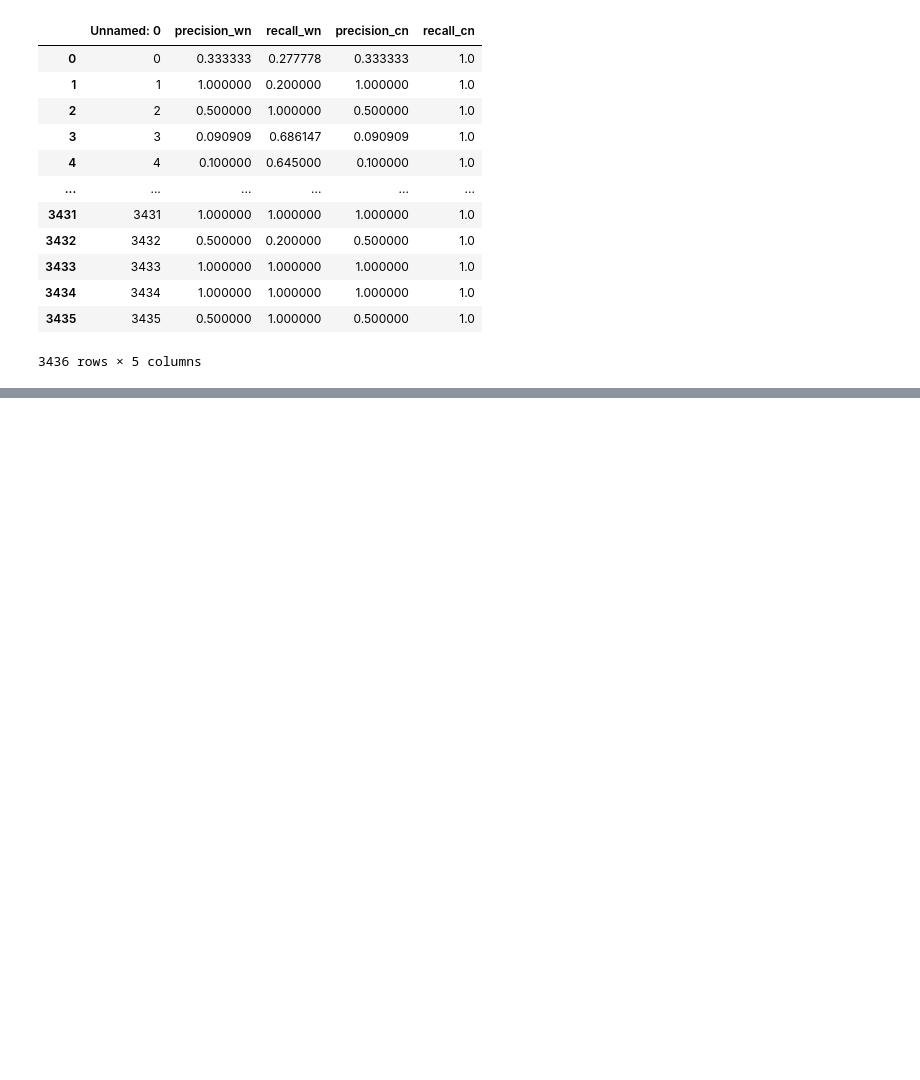
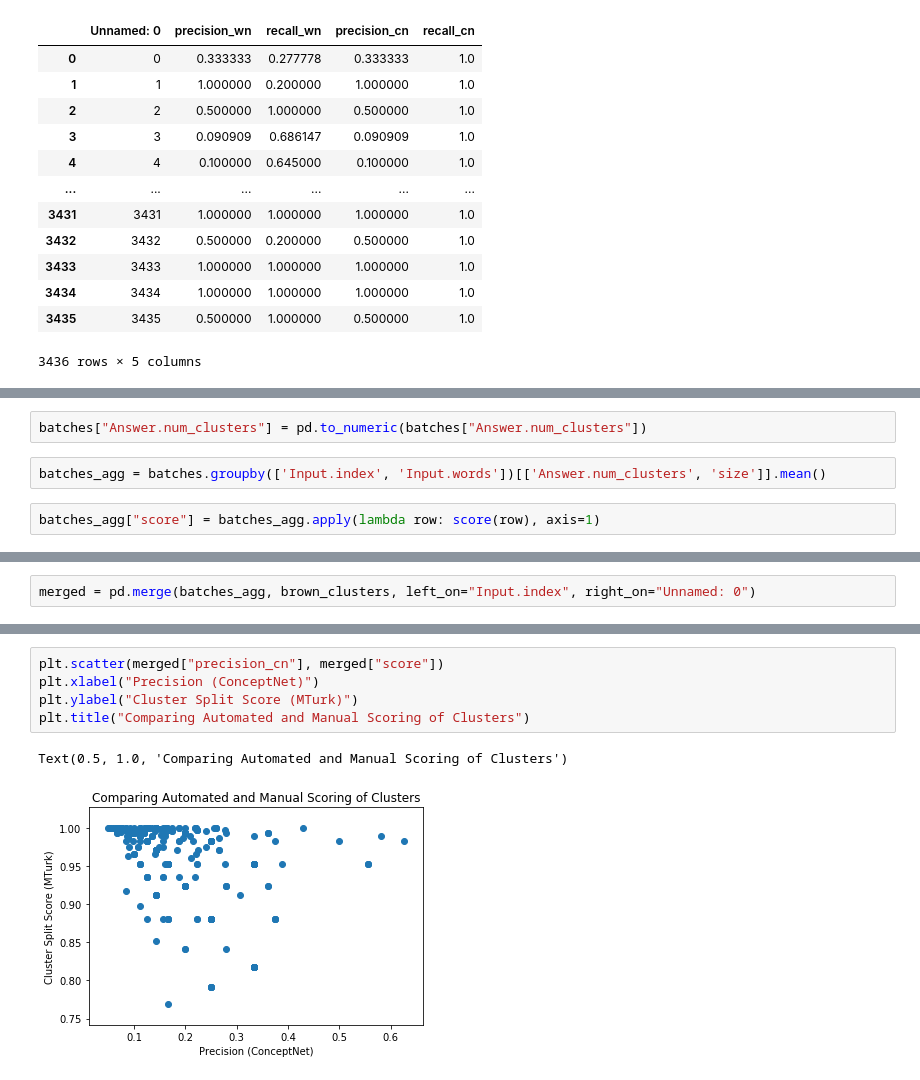
Before and after one commit to ahwang16/senior-thesis-2019, a Jupyter notebook: data/data_playground.ipynb, the cells around one changed output, grey strips where cells are left out. Saved outputs shown, nothing was run; the diff lists cells and outputs as text; blank space fills up the shorter version.

```diff
--- a/data/data_playground.ipynb
+++ b/data/data_playground.ipynb
@@ -379,0 +521,6 @@ gv_clusters
+# %%
+batches["Answer.num_clusters"] = pd.to_numeric(batches["Answer.num_clusters"])
+# %%
+batches_agg = batches.groupby(['Input.index', 'Input.words'])[['Answer.num_clusters', 'size']].mean()
+# %%
+batches_agg["score"] = batches_agg.apply(lambda row: score(row), axis=1)
@@ -379,0 +543,2 @@ gv_clusters
+# %%
+merged = pd.merge(batches_agg, brown_clusters, left_on="Input.index", right_on="Unnamed: 0")
@@ -379,0 +561,8 @@ gv_clusters
+# %%
+plt.scatter(merged["precision_cn"], merged["score"])
+plt.xlabel("Precision (ConceptNet)")
+plt.ylabel("Cluster Split Score (MTurk)")
+plt.title("Comparing Automated and Manual Scoring of Clusters")
+# %% [output]
+Text(0.5, 1.0, 'Comparing Automated and Manual Scoring of Clusters')
+[figure, added]
```
Also changed, not shown: parts of 27 cells of this notebook, 13 other files.
